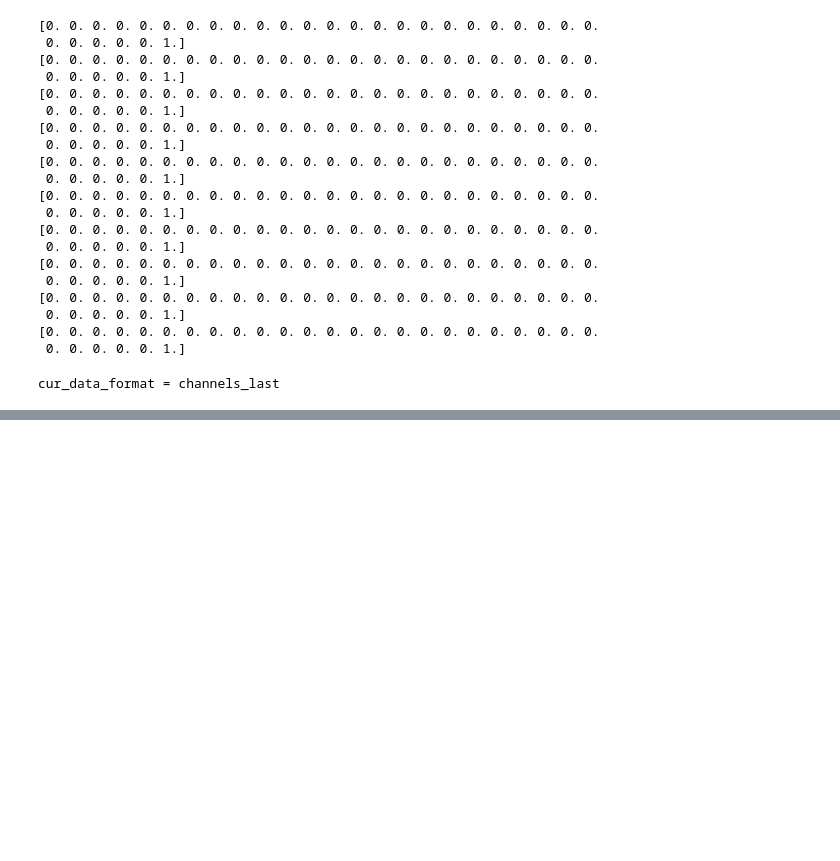
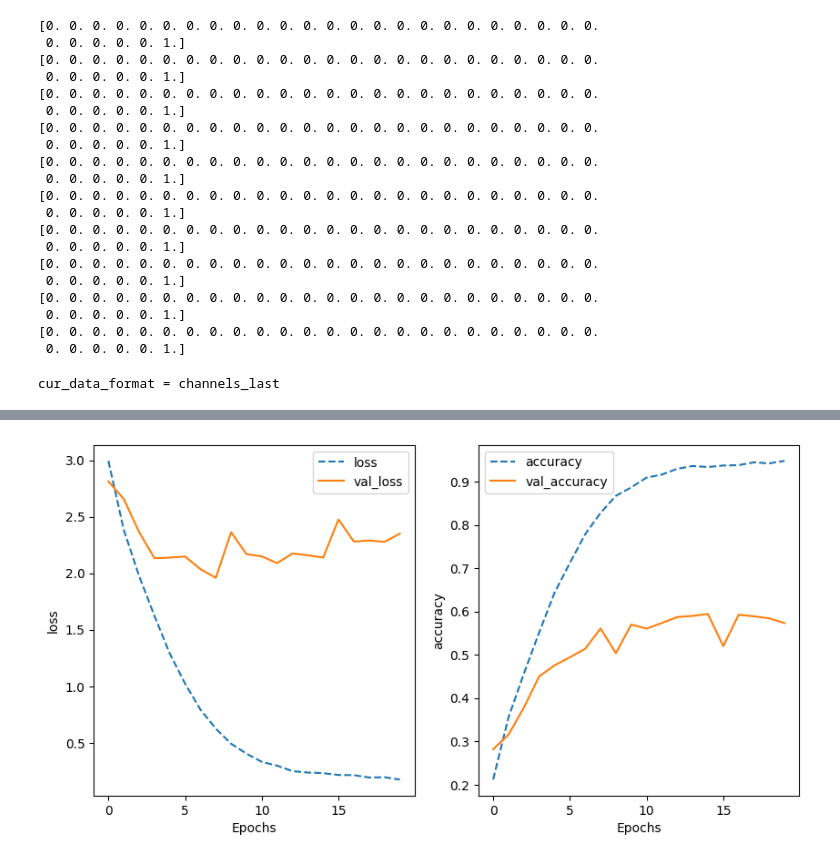
Before and after one commit to MahaJayapal/usd-computer-vision, a Jupyter notebook: models/Neural_Net_Model.ipynb, the cells around one changed output, grey strips where cells are left out. Saved outputs shown, nothing was run; the diff lists cells and outputs as text; code cells hidden in the pictures; blank space fills up the shorter version.

```diff
--- a/models/Neural_Net_Model.ipynb
+++ b/models/Neural_Net_Model.ipynb
@@ -316,13 +318,35 @@ model.add(Dropout(DROP_OUT_RATE))
 model.add(Dense(num_classes, activation='softmax'))
 # %% [output]
 cur_data_format = channels_last
+# %%
+# based on the following:
+# https://datascience.stackexchange.com/questions/45165/how-to-get-accuracy-f1-precision-and-recall-for-a-keras-model
+from keras import backend as K
+import numpy as np
+
+def recall_m(y_true, y_pred):
+    true_positives = sum(round(np.clip(y_true * y_pred, 0, 1)))
+    possible_positives = sum(round(np.clip(y_true, 0, 1)))
+    recall = true_positives / (possible_positives + K.epsilon())
+    return recall
+
+def precision_m(y_true, y_pred):
+    true_positives = sum(round(np.clip(y_true * y_pred, 0, 1)))
+    predicted_positives = sum(round(np.clip(y_pred, 0, 1)))
+    precision = true_positives / (predicted_positives + K.epsilon())
+    return precision
+
+def f1_m(y_true, y_pred):
+    precision = precision_m(y_true, y_pred)
+    recall = recall_m(y_true, y_pred)
+    return 2*((precision*recall)/(precision+recall+K.epsilon()))
 # %%
 NUM_EPOCHS = 20
 
 print(model.summary())
 print()
 
-model.compile(loss='categorical_crossentropy', optimizer='adam',  metrics=['accuracy'])
+model.compile(loss='categorical_crossentropy', optimizer='adam',  metrics=['accuracy', f1_m,precision_m, recall_m])
 
 hist = model.fit(train_loader, epochs = NUM_EPOCHS, batch_size = BATCH_SIZE,
                  validation_data = test_loader, verbose = 1)
@@ -372,14 +400,18 @@ print("Accuracy: %.2f%%" % (scores[1]*100))
 # %%
 # Draw Learning curve
 def learning_curve(hist):
   #Create a function to draw learning curves
   # This will help you to just call this function in future for drawing the learning curves
   metrics = ['loss', 'accuracy']
   # based on the lab
   f, ax = plt.subplots(1, len(metrics), figsize=(5*len(metrics), 5))
   for idx, metric in enumerate(metrics):
     ax[idx].plot(hist.history[metric], ls='dashed')
     ax[idx].set_xlabel("Epochs")
     ax[idx].set_ylabel(metric)
     ax[idx].plot(hist.history['val_' + metric]);
     ax[idx].legend([metric, 'val_' + metric])
+
+learning_curve(hist)
+# %% [output]
+[figure, added]
```
Also changed, not shown: parts of 7 cells of this notebook.
